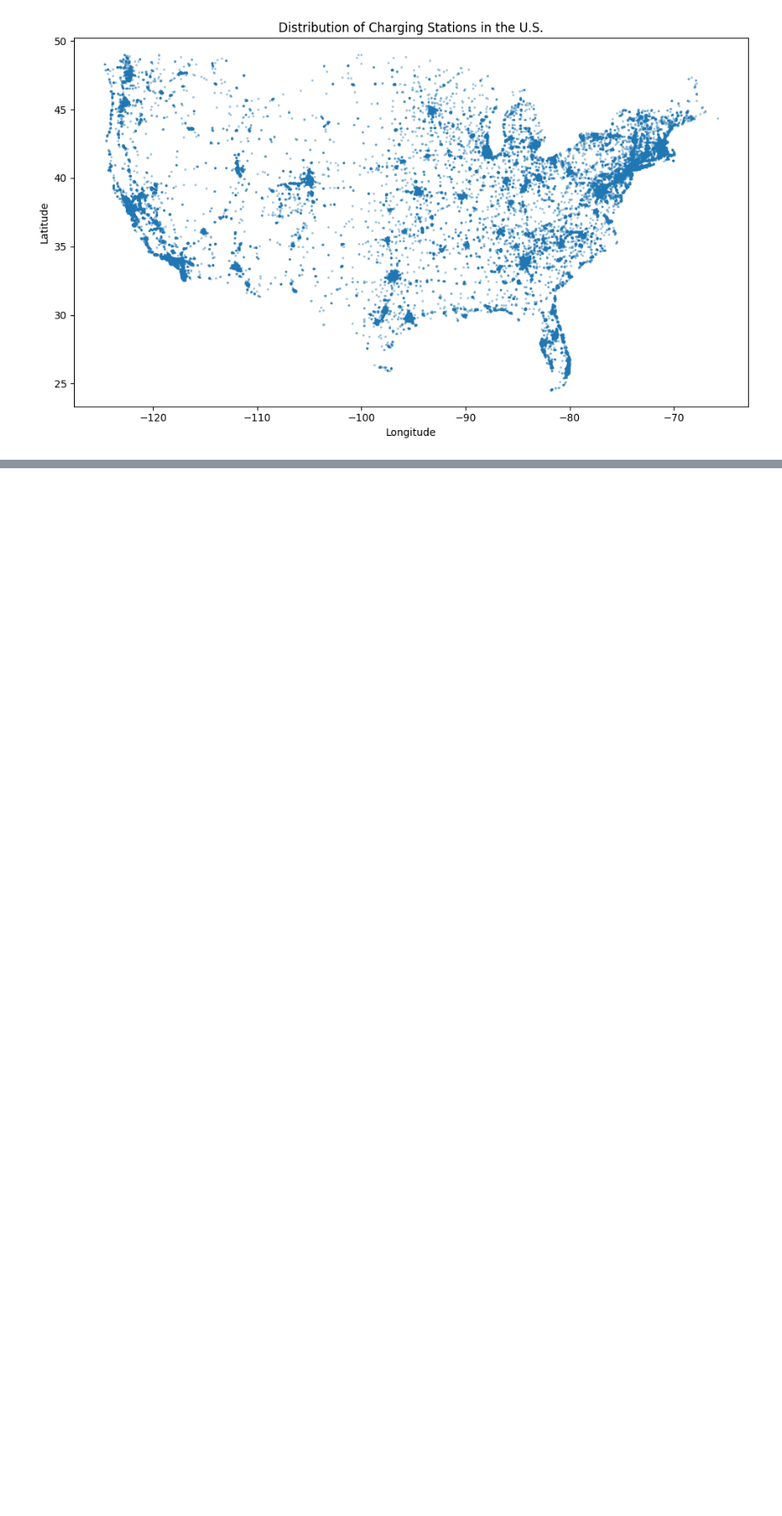
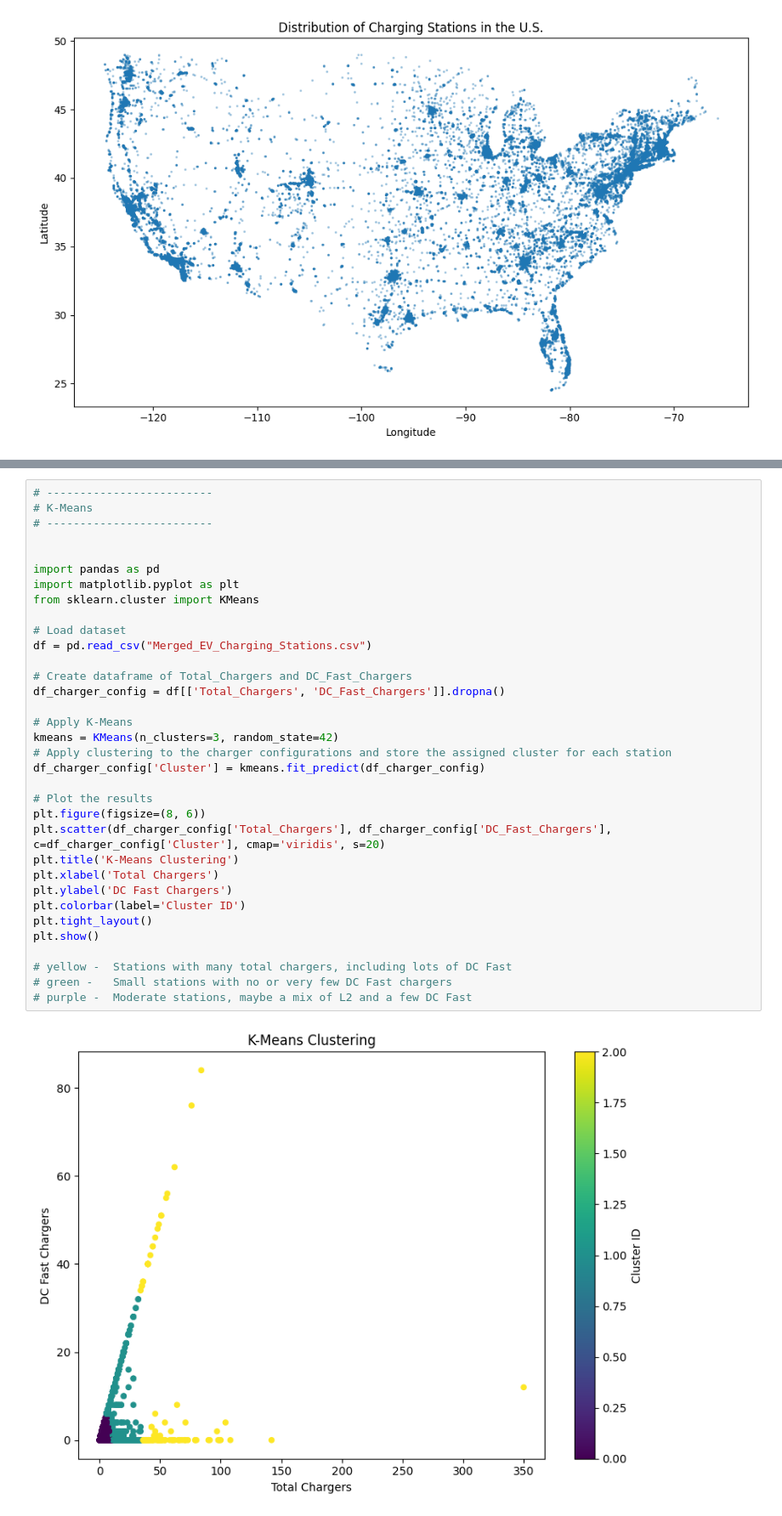
Before and after one commit to Jdeandrade22/DataMining, a Jupyter notebook: Electric Vehicles Phase 1.ipynb, the cells around one changed output, grey strips where cells are left out. Shown: that part at 85% size. Saved outputs shown, nothing was run; the diff lists cells and outputs as text; blank space fills up the shorter version.

```diff
--- a/Electric Vehicles Phase 1.ipynb
+++ b/Electric Vehicles Phase 1.ipynb
@@ -413,0 +437,36 @@ plt.show()
+# %%
+# -------------------------
+# K-Means
+# -------------------------
+
+
+import pandas as pd
+import matplotlib.pyplot as plt
+from sklearn.cluster import KMeans
+
+# Load dataset
+df = pd.read_csv("Merged_EV_Charging_Stations.csv")
+
+# Create dataframe of Total_Chargers and DC_Fast_Chargers
+df_charger_config = df[['Total_Chargers', 'DC_Fast_Chargers']].dropna()
+
+# Apply K-Means
+kmeans = KMeans(n_clusters=3, random_state=42)
+# Apply clustering to the charger configurations and store the assigned cluster for each station
+df_charger_config['Cluster'] = kmeans.fit_predict(df_charger_config)
+
+# Plot the results
+plt.figure(figsize=(8, 6))
+plt.scatter(df_charger_config['Total_Chargers'], df_charger_config['DC_Fast_Chargers'], c=df_charger_config['Cluster'], cmap='viridis', s=20)
+plt.title('K-Means Clustering')
+plt.xlabel('Total Chargers')
+plt.ylabel('DC Fast Chargers')
+plt.colorbar(label='Cluster ID')
+plt.tight_layout()
+plt.show()
+
+# yellow -  Stations with many total chargers, including lots of DC Fast
+# green -	Small stations with no or very few DC Fast chargers
+# purple -	Moderate stations, maybe a mix of L2 and a few DC Fast
+# %% [output]
+[figure, added]
```
Also changed, not shown: parts of 6 cells of this notebook.
